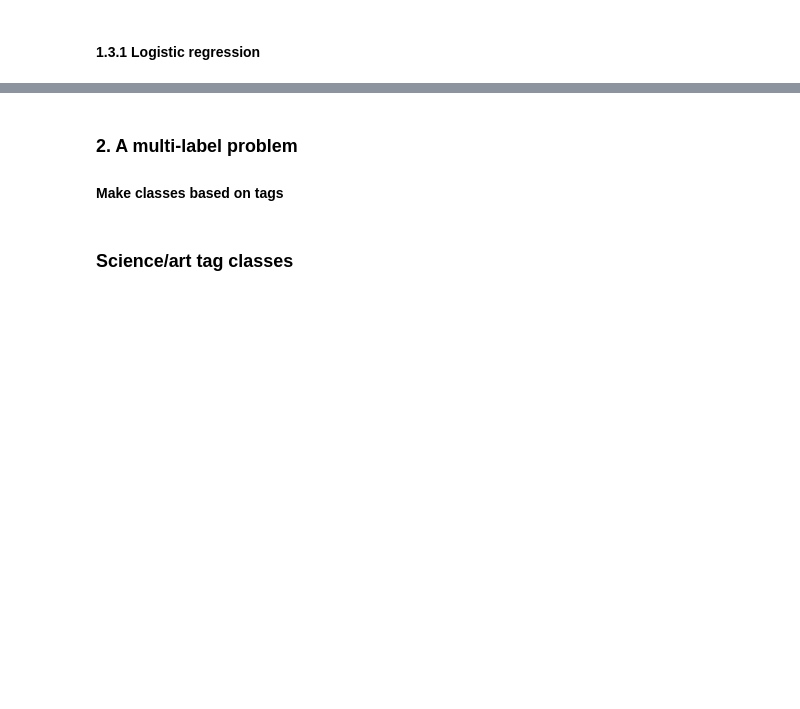
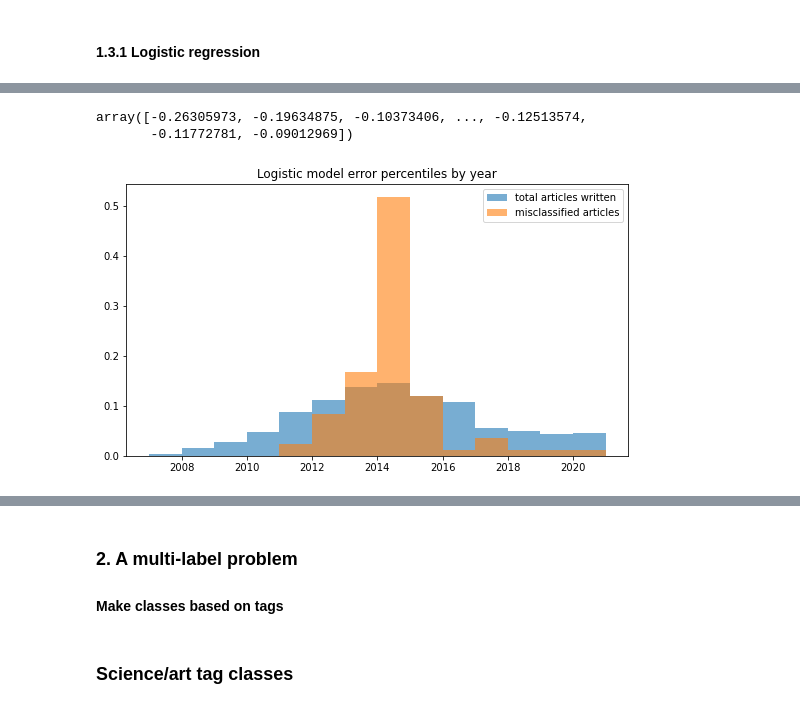
Before and after one commit to konstanzer/brainpickings-nlp, a Jupyter notebook: my_nlp.ipynb, the cells around one changed output, grey strips where cells are left out. Saved outputs shown, nothing was run; the diff lists cells and outputs as text; code cells hidden in the pictures; blank space fills up the shorter version.

```diff
--- a/my_nlp.ipynb
+++ b/my_nlp.ipynb
@@ -139,0 +126,3 @@ weighted avg       0.91      0.91      0.91      1140
+# %%
+errors = np.where(np.array(y_test) != preds)[0]
+errors
@@ -139,0 +137,24 @@ weighted avg       0.91      0.91      0.91      1140
+# %%
+X_errors = X_test[errors]
+X_errors[9]
+# %% [output]
+array([-0.26305973, -0.19634875, -0.10373406, ..., -0.12513574,
+       -0.11772781, -0.09012969])
+# %%
+errors_ix=[]
+#this finally worked, phew
+for ix, x1 in enumerate(X):
+    for x2 in X_errors:
+        if np.array_equal(x1,x2):
+            errors_ix.append(ix)
+# %%
+#yeah! errorframe
+error_df = df2.iloc[errors_ix]
+
+f,ax = plt.subplots(figsize=(9,5))
+ax.hist(df2.date.dt.year, alpha=.6, density=True, bins=14, label="total articles written")
+ax.hist(error_df.date.dt.year, alpha=.6, density=True, bins=10, label="misclassified articles")
+ax.set_title("Logistic model error percentiles by year")
+ax.legend();
+# %% [output]
+[figure, added]
```
Also changed, not shown: parts of 45 cells of this notebook.
